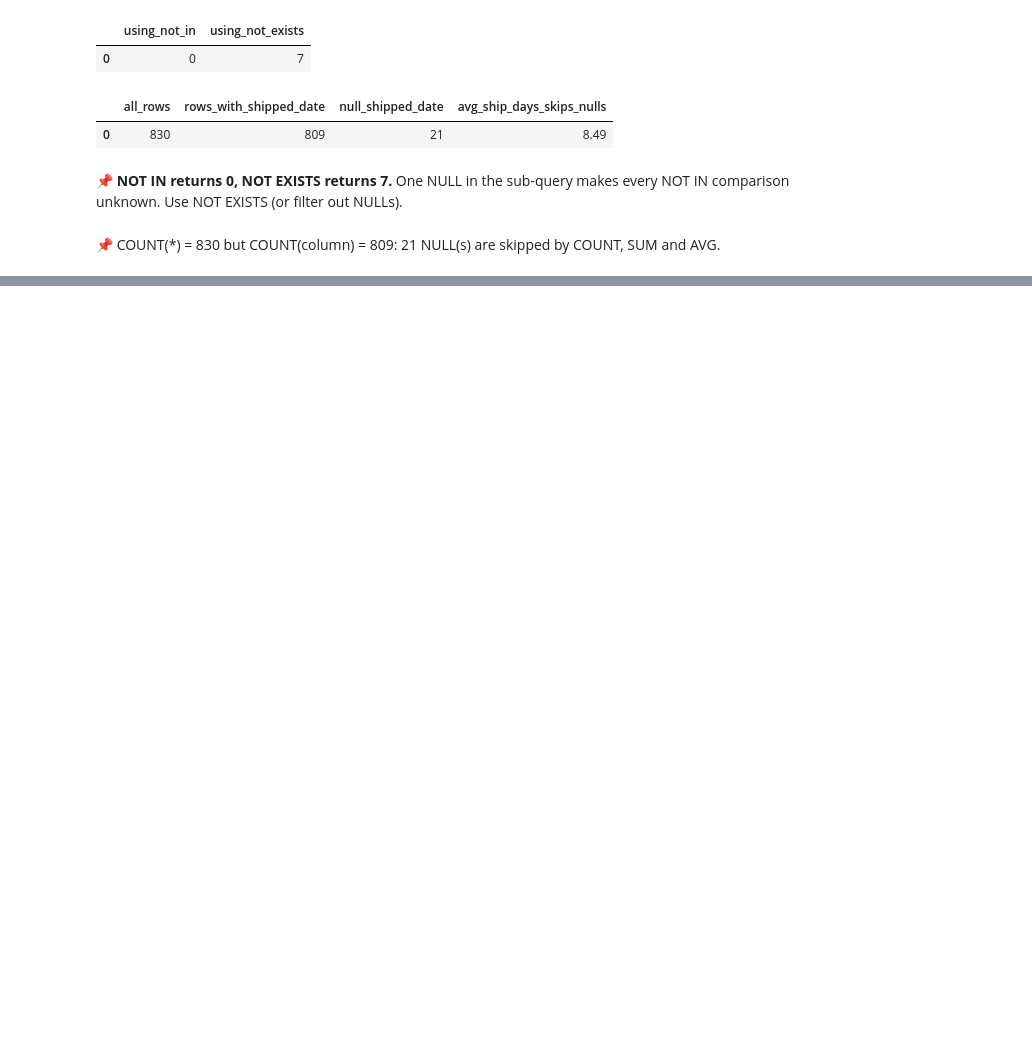
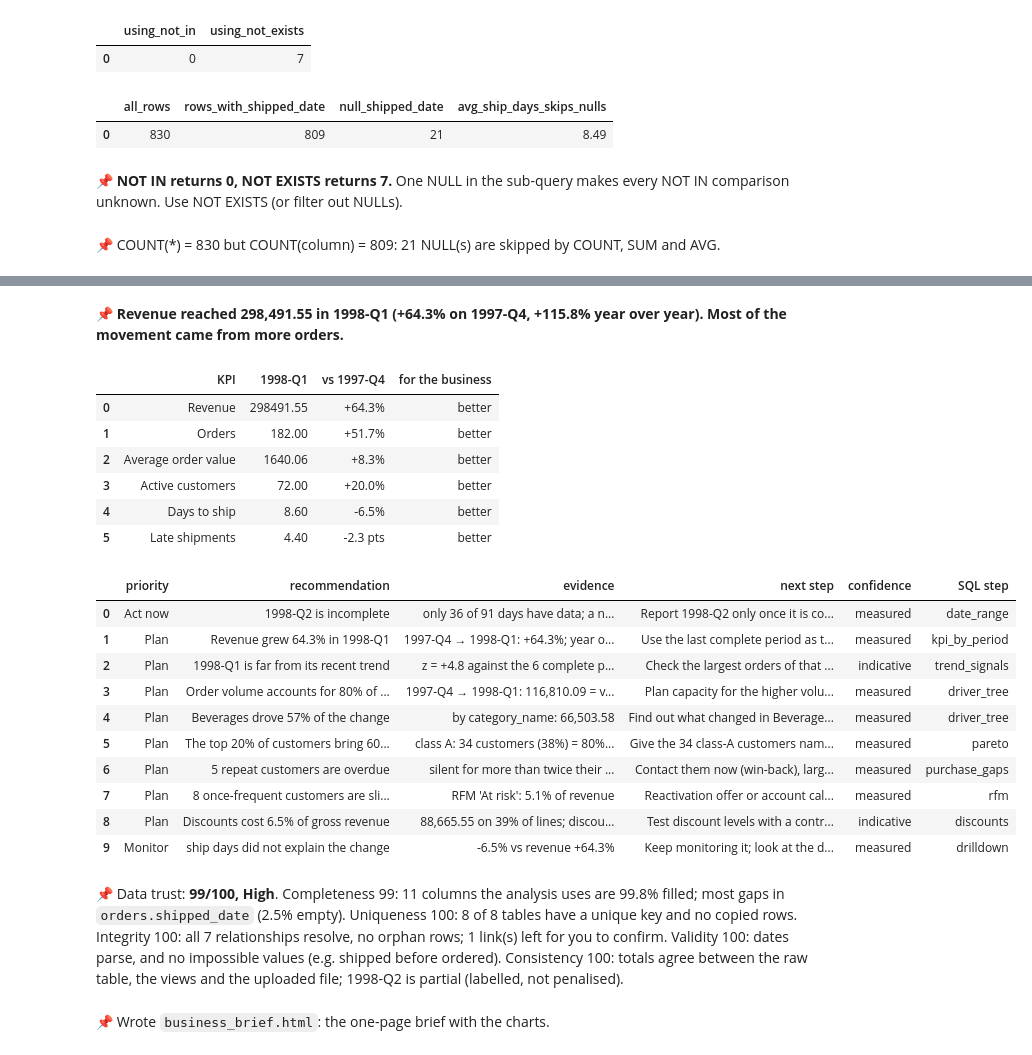
Before and after one commit to joelraj18/autosql, a Jupyter notebook: examples/northwind/Northwind_sales_analysis.ipynb, the cells around one changed output, grey strips where cells are left out. Cells and saved outputs as stored; diff of their text form; code cells hidden in the pictures; blank space fills up the shorter version.

```diff
--- a/examples/northwind/Northwind_sales_analysis.ipynb
+++ b/examples/northwind/Northwind_sales_analysis.ipynb
@@ -3072,6 +3285,7 @@ outputs['running_total'] = sql(r"""
 WITH per_period AS (
     SELECT order_year,
            quarter_number,
+           order_year * 4 + quarter_number AS period_index,
            SUM(revenue) AS revenue
     FROM   order_facts
     WHERE  order_year IS NOT NULL
@@ -3095,7 +3309,7 @@ half = run[run["running_pct_of_total"].astype(float) >= 50].iloc[0]
 when = "-".join(str(int(half[c])) for c in cols[:2])
 metrics["half_reached"] = when
 plt.figure(figsize=(9, 3.5))
-plt.plot(range(len(run)), run["running_revenue"].astype(float), color="#0071e3", marker="o")
+plt.plot(range(len(run)), run["running_revenue"].astype(float), color=C_SERIES, marker="o", markersize=5)
 plt.xticks(range(len(run)), ["-".join(str(int(v)) for v in row) for row in run[cols[:2]].itertuples(index=False)], rotation=45)
 plt.title("Running total of revenue"); plt.tight_layout(); plt.show()
 note(f"Half of all revenue had been reached by **{when}** ({float(half['running_pct_of_total']):.1f}% at that point).")
@@ -3496,7 +4621,7 @@ SELECT segment,
        ROUND(AVG(recency_days), 0) AS avg_recency_days
 FROM   customer_rfm
 GROUP  BY segment
-ORDER  BY revenue DESC
+ORDER  BY revenue DESC, segment
 """)
 display(outputs['rfm_segments'].head(20))
 result = list(outputs.values())[-1] if outputs else pd.DataFrame()
@@ -3506,7 +4631,7 @@ metrics["rfm"] = {r.segment: {"customers": int(r.customers), "revenue_pct": floa
 top = seg.iloc[0]
 metrics["rfm_top_share"] = (str(top.segment), float(top.revenue_pct), int(top.customers))
 plt.figure(figsize=(8, 3.5))
-plt.barh(seg["segment"].iloc[::-1], seg["revenue_pct"].astype(float).iloc[::-1], color="#0071e3")
+plt.barh(seg["segment"].iloc[::-1], seg["revenue_pct"].astype(float).iloc[::-1], color=C_SERIES, height=0.6)
 plt.xlabel("% of revenue"); plt.title("Revenue share by RFM segment"); plt.tight_layout(); plt.show()
 total = int(seg["customers"].sum())
 note(f"**{top.segment}** ({int(top.customers):,} of {total:,} customers) bring **{float(top.revenue_pct):.1f}%** of revenue.")
@@ -3955,7 +5084,7 @@ FROM   order_facts
 WHERE  (order_year = 1997 AND quarter_number = 4)
    OR  (order_year = 1998 AND quarter_number = 1)
 GROUP  BY customer_country
-ORDER  BY ABS(SUM(CASE WHEN (order_year = 1998 AND quarter_number = 1) THEN revenue ELSE 0 END) - SUM(CASE WHEN (order_year = 1997 AND quarter_number = 4) THEN revenue ELSE 0 END)) DESC
+ORDER  BY ABS(SUM(CASE WHEN (order_year = 1998 AND quarter_number = 1) THEN revenue ELSE 0 END) - SUM(CASE WHEN (order_year = 1997 AND quarter_number = 4) THEN revenue ELSE 0 END)) DESC, customer_country
 """)
 display(outputs['by_segment'].head(20))
 result = list(outputs.values())[-1] if outputs else pd.DataFrame()
@@ -3979,11 +5108,17 @@ if drivers and len(s) >= 2:
     x = drivers[0]
     change_main = 100 * (float(last[main]) - float(first[main])) / float(first[main]) if float(first[main]) else float("nan")
     change_x = 100 * (float(last[x]) - float(first[x])) / float(first[x]) if float(first[x]) else float("nan")
-    metrics["driver_vs_symptom"] = {"driver": x, "driver_change_pct": change_x, "symptom_change_pct": change_main}
     moved = abs(change_x) >= 10
+    # more days or more late orders is worse; a higher rating is better. A candidate cause got worse while the symptom fell,
+    # or better while it grew; a driver that moved the other way cannot explain the change.
+    worse = change_x < 0 if x.endswith("rating") else change_x > 0
+    candidate = moved and worse == (change_main < 0)
+    metrics["driver_vs_symptom"] = {"driver": x, "driver_change_pct": change_x, "symptom_change_pct": change_main, "candidate": candidate}
     note(f"Last two complete periods: {main} **{change_main:+.1f}%**, {x} **{change_x:+.1f}%** "
          f"({float(first[x]):.1f} → {float(last[x]):.1f}). "
-         + (f"The driver moved too: a candidate cause, to confirm with a controlled test (e.g. a service-level target for a random half of orders)."
+         + ("The driver moved the way that would explain it: a candidate cause, to confirm with a controlled test "
+            "(e.g. a service-level target for a random half of orders)." if candidate else
+            f"{x} moved, but in the direction that would push {main} the other way, so it does not explain this change."
             if moved else f"{x} barely moved, so it does not explain this change; look at the segments in the driver tree instead."))
 if "by_segment" in outputs:
     seg = outputs["by_segment"]
@@ -4402,0 +5545,44 @@ if "count_nulls" in outputs:
+# %%
+from autosql import decide, infer_schema, profile_catalog
+from autosql.business import executive_summary
+from autosql.report import to_business_brief
+
+profile = profile_catalog(catalog)
+decision = decide(catalog, profile, infer_schema(catalog, profile))
+summary = executive_summary(decision, metrics, "Northwind Traders")
+note(f"**{summary.headline}**")
+tiles = pd.DataFrame([{"KPI": t.label, summary.period: round(t.value, 2),
+                       f"vs {summary.compared_with}": (f"{t.delta_pct:+.1f} pts" if t.unit == "pct" else f"{t.delta_pct:+.1f}%")
+                       if t.delta_pct is not None else "",
+                       "for the business": {True: "better", False: "worse", None: ""}[t.good]} for t in summary.tiles])
+display(tiles)
+names = {1: "Act now", 2: "Plan", 3: "Monitor"}
+display(pd.DataFrame([{"priority": names[i.priority], "recommendation": i.headline, "evidence": i.evidence, "next step": i.action,
+                       "confidence": i.confidence, "SQL step": i.source} for i in summary.insights]))
+note(f"Data trust: **{int(summary.trust.score)}/100, {summary.trust.grade}**. "
+     + " ".join(f"{x.name} {int(x.score)}: {x.detail}" for x in summary.trust.dimensions))
+Path("business_brief.html").write_text(to_business_brief(decision, metrics, title="Northwind Traders",
+                                                         source="the Northwind sample (8 CSV files)"), encoding="utf-8")
+note("Wrote `business_brief.html`: the one-page brief with the charts.")
+# %% [output]
+📌 **Revenue reached 298,491.55 in 1998-Q1 (+64.3% on 1997-Q4, +115.8% year over year). Most of the movement came from more orders.**
+|  | KPI | 1998-Q1 | vs 1997-Q4 | for the business |
+| 0 | Revenue | 298491.55 | +64.3% | better |
+| 1 | Orders | 182.00 | +51.7% | better |
+| 2 | Average order value | 1640.06 | +8.3% | better |
+| 3 | Active customers | 72.00 | +20.0% | better |
+| 4 | Days to ship | 8.60 | -6.5% | better |
+| 5 | Late shipments | 4.40 | -2.3 pts | better |
+|  | priority | recommendation | evidence | next step | confidence | SQL step |
+| 0 | Act now | 1998-Q2 is incomplete | only 36 of 91 days have data; a n... | Report 1998-Q2 only once it is co... | measured | date_range |
+| 1 | Plan | Revenue grew 64.3% in 1998-Q1 | 1997-Q4 → 1998-Q1: +64.3%; year o... | Use the last complete period as t... | measured | kpi_by_period |
+| 2 | Plan | 1998-Q1 is far from its recent trend | z = +4.8 against the 6 complete p... | Check the largest orders of that ... | indicative | trend_signals |
+| 3 | Plan | Order volume accounts for 80% of ... | 1997-Q4 → 1998-Q1: 116,810.09 = v... | Plan capacity for the higher volu... | measured | driver_tree |
+| 4 | Plan | Beverages drove 57% of the change | by category_name: 66,503.58 | Find out what changed in Beverage... | measured | driver_tree |
+| 5 | Plan | The top 20% of customers bring 60... | class A: 34 customers (38%) = 80%... | Give the 34 class-A customers nam... | measured | pareto |
+| 6 | Plan | 5 repeat customers are overdue | silent for more than twice their ... | Contact them now (win-back), larg... | measured | purchase_gaps |
+| 7 | Plan | 8 once-frequent customers are sli... | RFM 'At risk': 5.1% of revenue | Reactivation offer or account cal... | measured | rfm |
+| 8 | Plan | Discounts cost 6.5% of gross revenue | 88,665.55 on 39% of lines; discou... | Test discount levels with a contr... | indicative | discounts |
+| 9 | Monitor | ship days did not explain the change | -6.5% vs revenue +64.3% | Keep monitoring it; look at the d... | measured | drilldown |
+📌 Data trust: **99/100, High**. Completeness 99: 11 columns the analysis uses are 99.8% filled; most gaps in `orders.shipped_date` (2.5% empty). Uniqueness 100: 8 of 8 tables have a unique key and no copied rows. Integrity 100: all 7 relationships resolve, no orphan rows; 1 link(s) left for you to confirm. Validity 100: dates parse, and no impossible values (e.g. shipped before ordered). Consistency 100: totals agree between the raw table, the views and the uploaded file; 1998-Q2 is partial (labelled, not penalised).
+📌 Wrote `business_brief.html`: the one-page brief with the charts.
```
Also changed, not shown: parts of 26 cells of this notebook, 10 other files.
